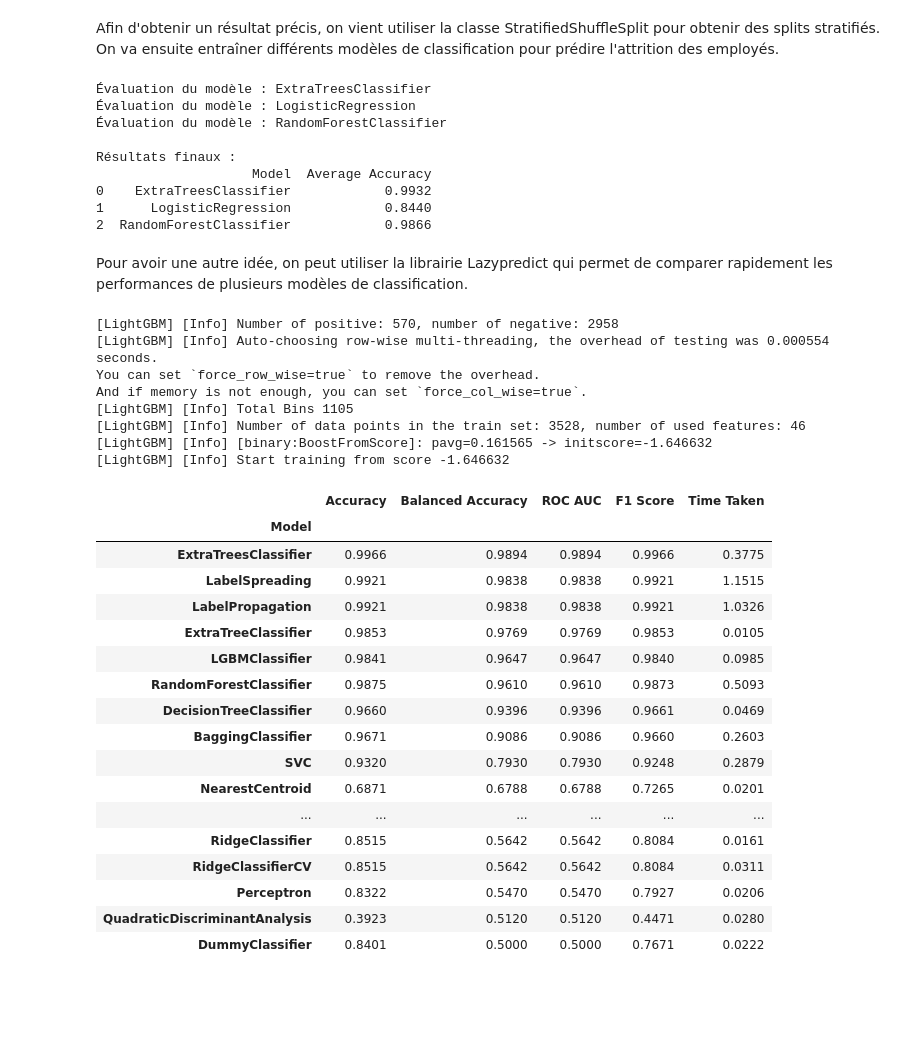
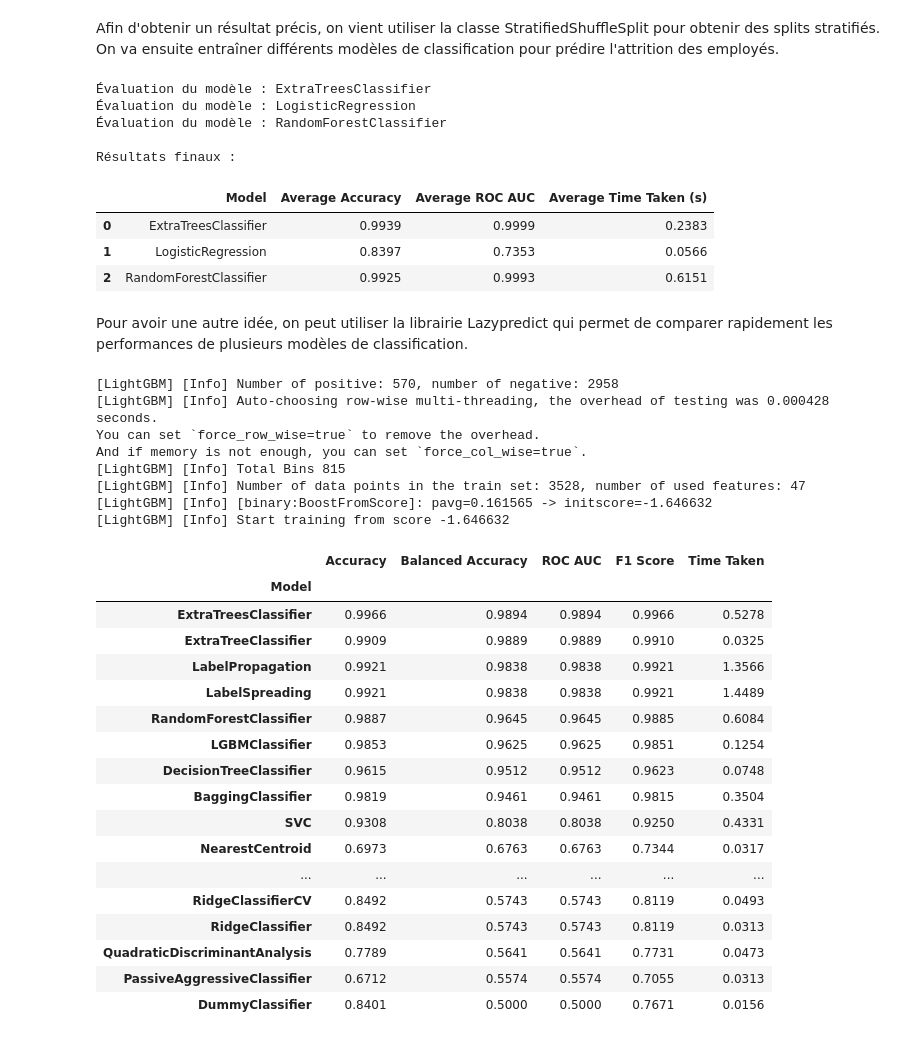
Before and after one commit to warren-gaure/projet-ia, a Jupyter notebook: notebooks/Livrable.ipynb, the cells around one changed output. Saved outputs shown, nothing was run; the diff lists cells and outputs as text; code cells hidden in the pictures; blank space fills up the shorter version.

```diff
--- a/notebooks/Livrable.ipynb
+++ b/notebooks/Livrable.ipynb
@@ -257,0 +264,2 @@ max      2723.3800
+# %%
+company_df.drop(['EmployeeCount', 'Over18', 'StandardHours', 'EmployeeID', 'Gender'], axis=1, inplace=True)
@@ -258,3 +268,11 @@ max      2723.3800
+# %%
+def categorize_age(df):
+    bins = [0, 25, 35, 45, 55, float('inf')]
+    labels = ['<=25', '26-35', '36-45', '46-55', '>56']
+    df['Age'] = pd.cut(df['Age'], bins=bins, labels=labels, right=True)
+    return df
+
+company_df = categorize_age(company_df)
 # %%
 print("Nombre de valeurs uniques par colonne :")
 for column in company_df.columns:
@@ -340,7 +358,7 @@ numerical_columns = company_df.select_dtypes(include=['int64', 'float64']).colum
 print(numerical_columns)
 
 #Valeurs non numériques
-categorical_columns = company_df.select_dtypes(include=['object']).columns
+categorical_columns = company_df.select_dtypes(include=['object','category']).columns
 print(categorical_columns)
 
 print(f"Nombre de colonnes traitées : {len(numerical_columns) + len(categorical_columns)}")
@@ -496,56 +530,57 @@ def evaluate_models(models_selected, n_split):
 # %%
 # Initialisation du modèle ExtraTreesClassifier
-extra_tree_model = ExtraTreesClassifier(n_estimators=100, random_state=42)
+extra_tree_model = ExtraTreesClassifier(n_estimators=50)
 logistic_model = LogisticRegression(random_state=42)
 rf_model = RandomForestClassifier(n_estimators=100, random_state=42)
+pd.set_option('display.float_format', '{:.4f}'.format)
 
-
-evaluate_models([extra_tree_model, logistic_model, rf_model], 5)
+models = [extra_tree_model, logistic_model, rf_model]
+train_and_evaluate_model(models, 5)
 # %% [output]
 Évaluation du modèle : ExtraTreesClassifier
 Évaluation du modèle : LogisticRegression
 Évaluation du modèle : RandomForestClassifier
 
 Résultats finaux :
-                    Model  Average Accuracy
-0    ExtraTreesClassifier            0.9932
-1      LogisticRegression            0.8440
-2  RandomForestClassifier            0.9866
+|  | Model | Average Accuracy | Average ROC AUC | Average Time Taken (s) |
+| 0 | ExtraTreesClassifier | 0.9939 | 0.9999 | 0.2383 |
+| 1 | LogisticRegression | 0.8397 | 0.7353 | 0.0566 |
+| 2 | RandomForestClassifier | 0.9925 | 0.9993 | 0.6151 |
 # %% [markdown]
 Pour avoir une autre idée, on peut utiliser la librairie Lazypredict qui permet de comparer rapidement les performances de plusieurs modèles de classification.
 # %%
 X = processed_df.drop('Attrition', axis=1)  # Les caractéristiques (features)
 y = processed_df['Attrition']  # La variable cible
 
 X_train, X_test, y_train, y_test = train_test_split(X, y, test_size=0.2, random_state=42)
 
 clf = LazyClassifier(verbose=0, ignore_warnings=True, custom_metric=None)
-models, predictions = clf.fit(X_train, X_test, y_train, y_test)
-models
+models_list, predictions = clf.fit(X_train, X_test, y_train, y_test)
+models_list
 # %% [output]
 [LightGBM] [Info] Number of positive: 570, number of negative: 2958
-[LightGBM] [Info] Auto-choosing row-wise multi-threading, the overhead of testing was 0.000554 seconds.
+[LightGBM] [Info] Auto-choosing row-wise multi-threading, the overhead of testing was 0.000428 seconds.
 You can set `force_row_wise=true` to remove the overhead.
 And if memory is not enough, you can set `force_col_wise=true`.
-[LightGBM] [Info] Total Bins 1105
-[LightGBM] [Info] Number of data points in the train set: 3528, number of used features: 46
+[LightGBM] [Info] Total Bins 815
+[LightGBM] [Info] Number of data points in the train set: 3528, number of used features: 47
 [LightGBM] [Info] [binary:BoostFromScore]: pavg=0.161565 -> initscore=-1.646632
 [LightGBM] [Info] Start training from score -1.646632
 |  | Accuracy | Balanced Accuracy | ROC AUC | F1 Score | Time Taken |
 | Model |  |  |  |  |  |
-| ExtraTreesClassifier | 0.9966 | 0.9894 | 0.9894 | 0.9966 | 0.3775 |
-| LabelSpreading | 0.9921 | 0.9838 | 0.9838 | 0.9921 | 1.1515 |
-| LabelPropagation | 0.9921 | 0.9838 | 0.9838 | 0.9921 | 1.0326 |
-| ExtraTreeClassifier | 0.9853 | 0.9769 | 0.9769 | 0.9853 | 0.0105 |
-| LGBMClassifier | 0.9841 | 0.9647 | 0.9647 | 0.9840 | 0.0985 |
-| RandomForestClassifier | 0.9875 | 0.9610 | 0.9610 | 0.9873 | 0.5093 |
-| DecisionTreeClassifier | 0.9660 | 0.9396 | 0.9396 | 0.9661 | 0.0469 |
-| BaggingClassifier | 0.9671 | 0.9086 | 0.9086 | 0.9660 | 0.2603 |
-| SVC | 0.9320 | 0.7930 | 0.7930 | 0.9248 | 0.2879 |
-| NearestCentroid | 0.6871 | 0.6788 | 0.6788 | 0.7265 | 0.0201 |
+| ExtraTreesClassifier | 0.9966 | 0.9894 | 0.9894 | 0.9966 | 0.5278 |
+| ExtraTreeClassifier | 0.9909 | 0.9889 | 0.9889 | 0.9910 | 0.0325 |
+| LabelPropagation | 0.9921 | 0.9838 | 0.9838 | 0.9921 | 1.3566 |
+| LabelSpreading | 0.9921 | 0.9838 | 0.9838 | 0.9921 | 1.4489 |
+| RandomForestClassifier | 0.9887 | 0.9645 | 0.9645 | 0.9885 | 0.6084 |
+| LGBMClassifier | 0.9853 | 0.9625 | 0.9625 | 0.9851 | 0.1254 |
+| DecisionTreeClassifier | 0.9615 | 0.9512 | 0.9512 | 0.9623 | 0.0748 |
+| BaggingClassifier | 0.9819 | 0.9461 | 0.9461 | 0.9815 | 0.3504 |
+| SVC | 0.9308 | 0.8038 | 0.8038 | 0.9250 | 0.4331 |
+| NearestCentroid | 0.6973 | 0.6763 | 0.6763 | 0.7344 | 0.0317 |
 | ... | ... | ... | ... | ... | ... |
-| RidgeClassifier | 0.8515 | 0.5642 | 0.5642 | 0.8084 | 0.0161 |
-| RidgeClassifierCV | 0.8515 | 0.5642 | 0.5642 | 0.8084 | 0.0311 |
-| Perceptron | 0.8322 | 0.5470 | 0.5470 | 0.7927 | 0.0206 |
-| QuadraticDiscriminantAnalysis | 0.3923 | 0.5120 | 0.5120 | 0.4471 | 0.0280 |
-| DummyClassifier | 0.8401 | 0.5000 | 0.5000 | 0.7671 | 0.0222 |
+| RidgeClassifierCV | 0.8492 | 0.5743 | 0.5743 | 0.8119 | 0.0493 |
+| RidgeClassifier | 0.8492 | 0.5743 | 0.5743 | 0.8119 | 0.0313 |
+| QuadraticDiscriminantAnalysis | 0.7789 | 0.5641 | 0.5641 | 0.7731 | 0.0473 |
+| PassiveAggressiveClassifier | 0.6712 | 0.5574 | 0.5574 | 0.7055 | 0.0313 |
+| DummyClassifier | 0.8401 | 0.5000 | 0.5000 | 0.7671 | 0.0156 |
```
Also changed, not shown: parts of 14 cells of this notebook.
